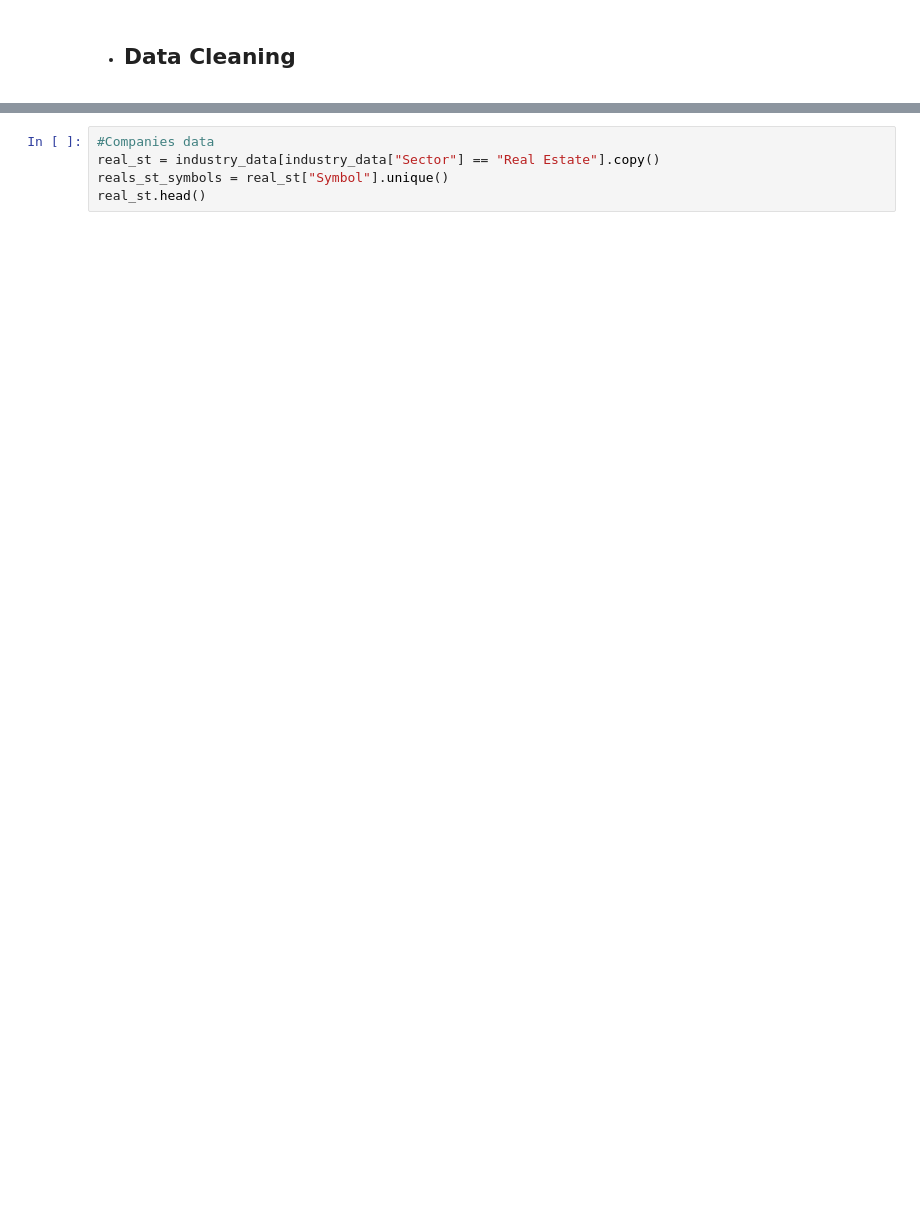
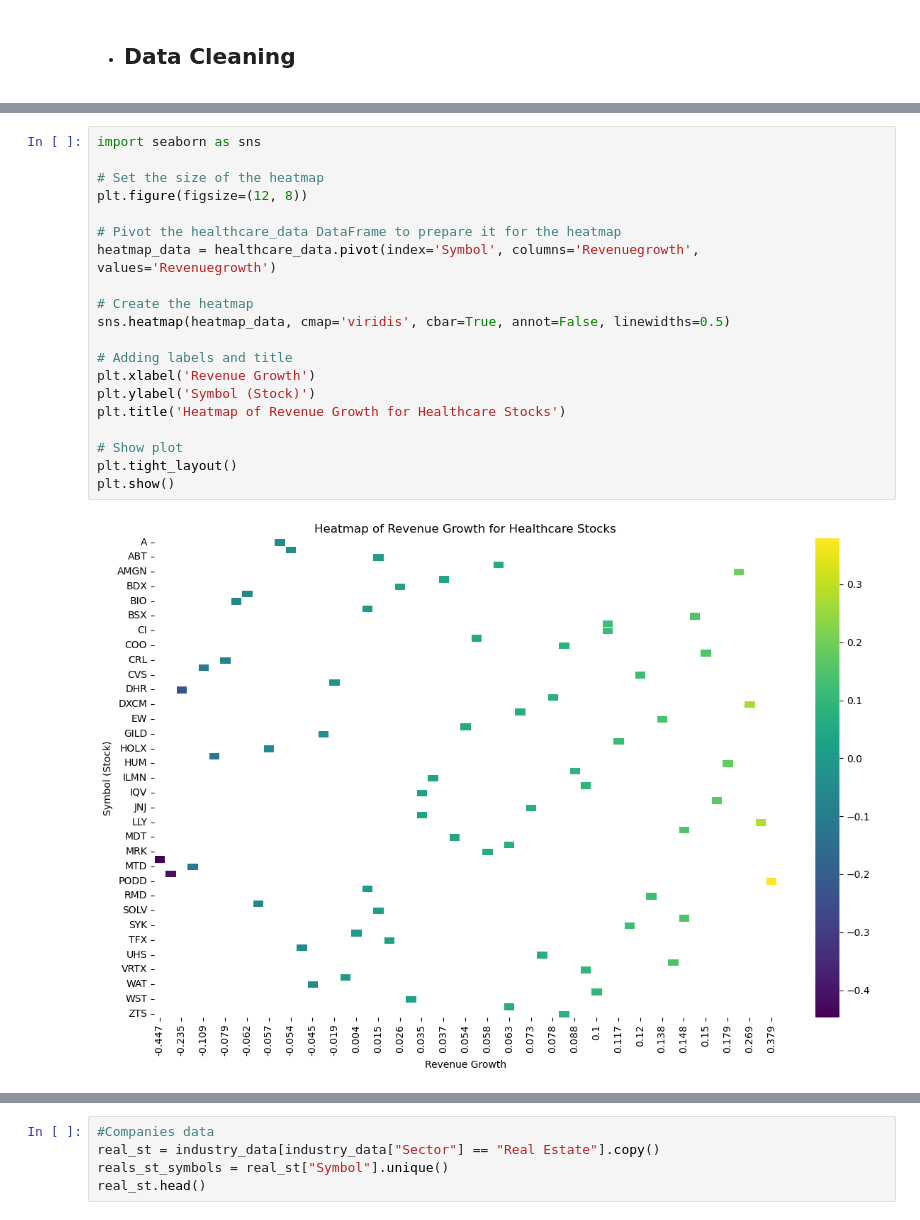
Before and after one commit to icherniavskyi/project-1, a Jupyter notebook: data_analysis.ipynb, the cells around one changed output, grey strips where cells are left out. Drawn from its saved outputs; the diff is of its cells as text; blank space fills up the shorter version.

```diff
--- a/data_analysis.ipynb
+++ b/data_analysis.ipynb
@@ -39,0 +130,22 @@ industry_data.head()
+# %%
+import seaborn as sns
+
+# Set the size of the heatmap
+plt.figure(figsize=(12, 8))
+
+# Pivot the healthcare_data DataFrame to prepare it for the heatmap
+heatmap_data = healthcare_data.pivot(index='Symbol', columns='Revenuegrowth', values='Revenuegrowth')
+
+# Create the heatmap
+sns.heatmap(heatmap_data, cmap='viridis', cbar=True, annot=False, linewidths=0.5)
+
+# Adding labels and title
+plt.xlabel('Revenue Growth')
+plt.ylabel('Symbol (Stock)')
+plt.title('Heatmap of Revenue Growth for Healthcare Stocks')
+
+# Show plot
+plt.tight_layout()
+plt.show()
+# %% [output]
+[figure, added]
```
Also changed, not shown: parts of 17 cells of this notebook.
